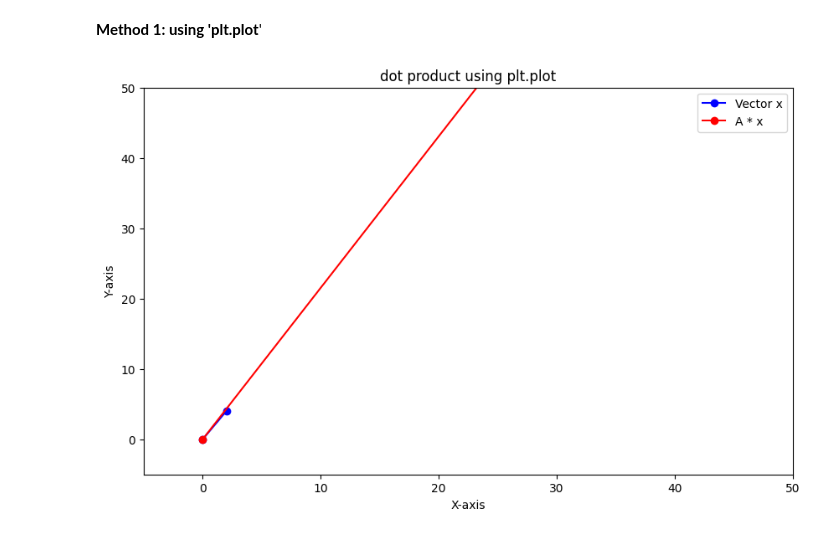
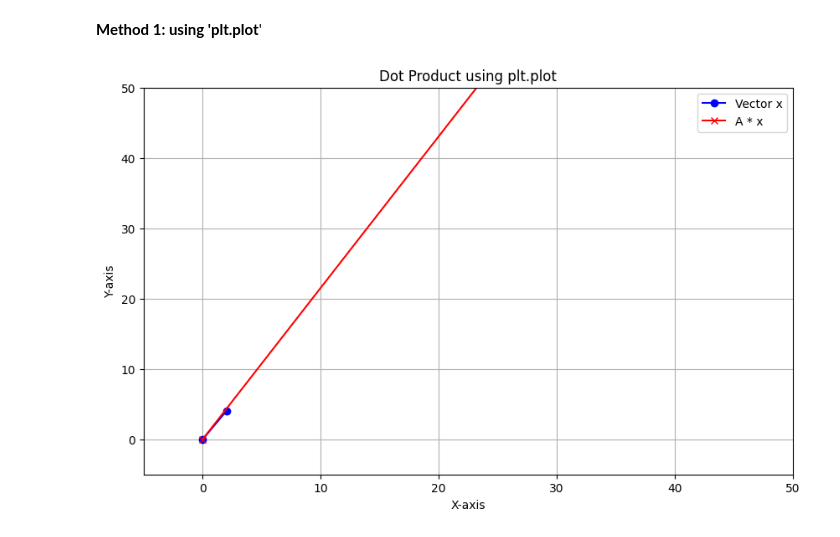
Before and after one commit to Rizwansaifi571/Data_Visualization_Using_Python, a Jupyter notebook: Question_15.ipynb, the cells around one changed output. Drawn from its saved outputs; the diff is of its cells as text; code cells hidden in the pictures.

Commit message:
Data_Visualization.

```diff
--- a/Question_15.ipynb
+++ b/Question_15.ipynb
@@ -12,28 +12,41 @@ x= np.array([2, 4])
 # %% [markdown]
 __Method 1: using 'plt.plot__'
 # %%
+import numpy as np
 import matplotlib.pyplot as plt
-import numpy as np
 
+# Define the matrix A and vector x
 A = np.array([[3, 5], [8, 10]])
 x = np.array([2, 4])
 
+# Perform matrix-vector multiplication
 result = A.dot(x)
 
-plt.figure(figsize = (10, 6))
+# Plotting
+plt.figure(figsize=(10, 6))
 
-plt.plot([0, x[0]], [0, x[1]], marker = 'o', color = 'b', label = 'Vector x')
+# Plotting the original vector x
+plt.plot([0, x[0]], [0, x[1]], marker='o', color='b', label='Vector x')
 
-plt.plot([0, result[0]], [0, result[1]], marker = 'o', color = 'r', label = 'A * x')
+# Plotting the resulting vector A*x
+plt.plot([0, result[0]], [0, result[1]], marker='x', color='r', label='A * x')
 
+# Setting the limits
 plt.xlim(-5, 50)
 plt.ylim(-5, 50)
 
-plt.xlabel("X-axis")
-plt.ylabel("Y-axis")
-plt.title("dot product using plt.plot")
+# Adding labels and title
+plt.xlabel('X-axis')
+plt.ylabel('Y-axis')
+plt.title('Dot Product using plt.plot')
+
+# Adding legend
 plt.legend()
 
+# Adding grid
+plt.grid(True)
+
+# Display the plot
 plt.show()
 # %% [output]
-[figure, old version]
+[figure, new version]
```
Also changed, not shown: parts of 2 cells of this notebook.
